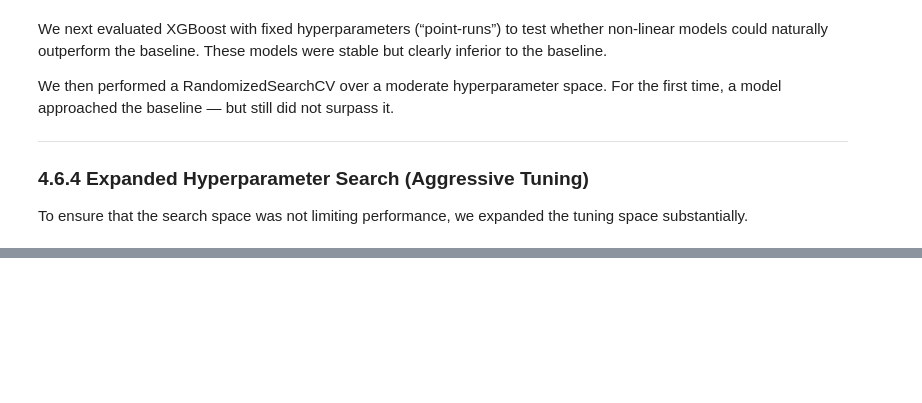
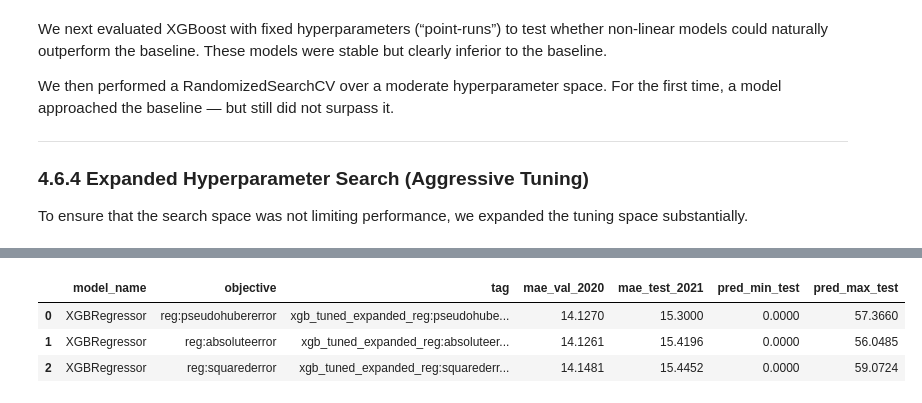
Before and after one commit to Daniel-ASG/PopForecast, a Jupyter notebook: notebooks/04_modeling_robustness.ipynb, the cells around one changed output, grey strips where cells are left out. Saved outputs shown, nothing was run; the diff lists cells and outputs as text; code cells hidden in the pictures; blank space fills up the shorter version.

```diff
--- a/notebooks/04_modeling_robustness.ipynb
+++ b/notebooks/04_modeling_robustness.ipynb
@@ -2356,0 +1523,63 @@ display(df_xgb_tuned_expanded)
+# %%
+# --- Section 4.6.4: Expanded Hyperparameter Search (Aggressive Tuning) ---
+
+objectives_to_expand = [
+    "reg:squarederror",
+    "reg:absoluteerror",
+    "reg:pseudohubererror",
+]
+
+expanded_tuning_rows = []
+
+print(f"[{time.strftime('%H:%M:%S')}] 🚀 Initiating Expanded Search Space...")
+print(f"Targeting exhaustion with n_iter=50 per objective.")
+
+for obj in objectives_to_expand:
+    # Removed n_jobs from here as it's likely handled inside the function
+    tuning_result = tune_xgb_with_predefinedsplit_holdout(
+        objective=obj,
+        X_train=X_train, y_train=y_train, w_train=sample_weight_train,
+        X_val=X_val, y_val=y_val,
+        X_test=X_test, y_test=y_test,
+        n_iter=50,
+        random_state=42
+    )
+
+    # 2. Evaluation with 0-100 Clipping
+    best_model = tuning_result.best_model
+
+    # Inference on Test Set
+    raw_preds_test = best_model.predict(X_test.to_numpy(dtype=np.float32))
+    clipped_preds_test = np.clip(raw_preds_test, 0.0, 100.0)
+
+    # Metric Calculation
+    mae_test_clipped = float(mean_absolute_error(y_test, clipped_preds_test))
+
+    # 3. Structuring for Final Integration
+    expanded_tuning_rows.append({
+        "model_name": "XGBRegressor",
+        "objective": obj,
+        "tag": f"xgb_tuned_expanded_{obj}_clip",
+        "mae_val_2020": tuning_result.best_val_mae,
+        "mae_test_2021": mae_test_clipped,
+        "pred_min_test": float(clipped_preds_test.min()),
+        "pred_max_test": float(clipped_preds_test.max()),
+        "best_params_ref": tuning_result.best_params
+    })
+
+# 4. Final Processing
+df_xgb_tuned_expanded = pd.DataFrame(expanded_tuning_rows)
+final_cols_order = [
+    'model_name', 'objective', 'tag', 'mae_val_2020', 'mae_test_2021', 'pred_min_test', 'pred_max_test'
+]
+
+df_xgb_tuned_expanded = df_xgb_tuned_expanded.sort_values("mae_test_2021").reset_index(drop=True)
+
+# 5. Executive Summary
+top_candidate = df_xgb_tuned_expanded.iloc[0]
+print(f"\n[{time.strftime('%H:%M:%S')}] 🏁 Expanded Search Complete.")
+print(f"Top Performer: {top_candidate['tag']} | MAE: {top_candidate['mae_test_2021']:.4f}")
+print(f"Winner Best Params: {top_candidate['best_params_ref']}")
+
+display(df_xgb_tuned_expanded[final_cols_order])
+# %% [output]
@@ -2356,0 +1603,4 @@ display(df_xgb_tuned_expanded)
+|  | model_name | objective | tag | mae_val_2020 | mae_test_2021 | pred_min_test | pred_max_test |
+| 0 | XGBRegressor | reg:pseudohubererror | xgb_tuned_expanded_reg:pseudohube... | 14.1270 | 15.3000 | 0.0000 | 57.3660 |
+| 1 | XGBRegressor | reg:absoluteerror | xgb_tuned_expanded_reg:absoluteer... | 14.1261 | 15.4196 | 0.0000 | 56.0485 |
+| 2 | XGBRegressor | reg:squarederror | xgb_tuned_expanded_reg:squarederr... | 14.1481 | 15.4452 | 0.0000 | 59.0724 |
```
Also changed, not shown: parts of 84 cells of this notebook.
